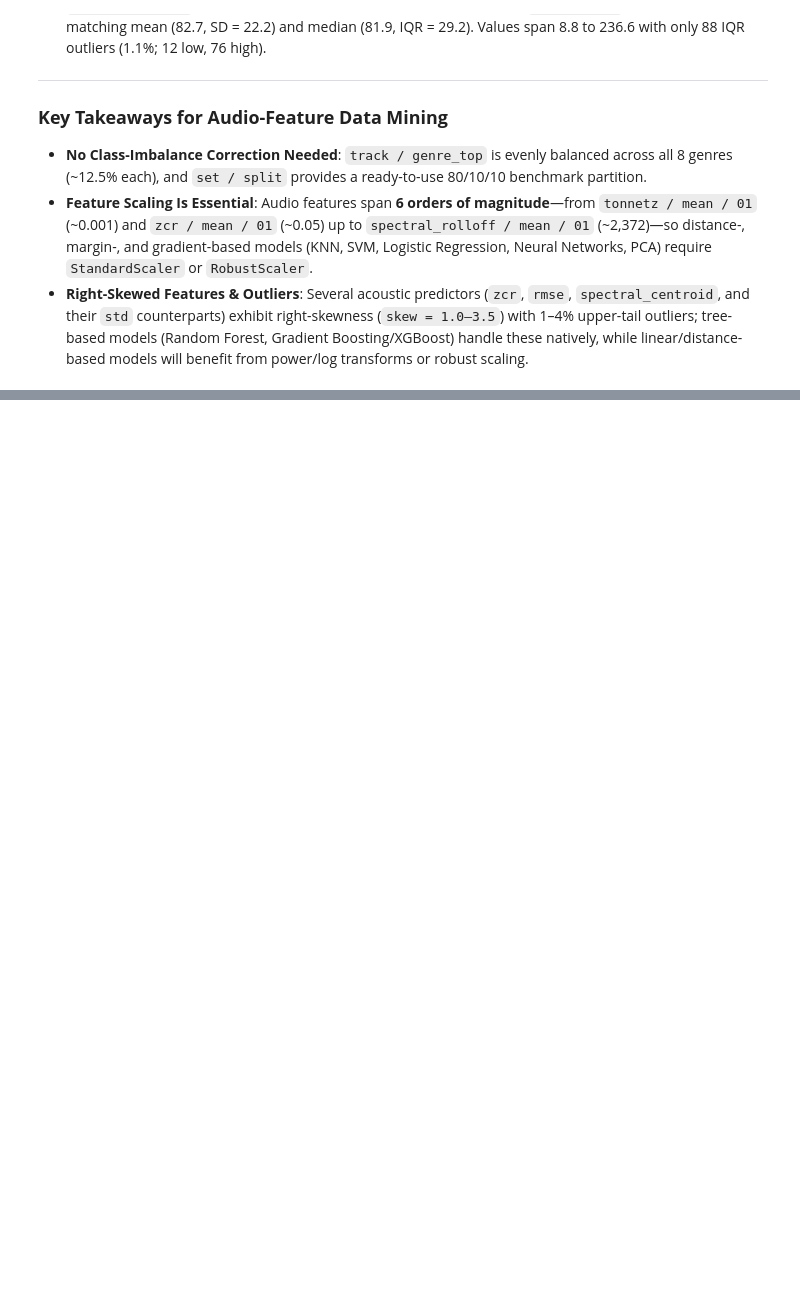
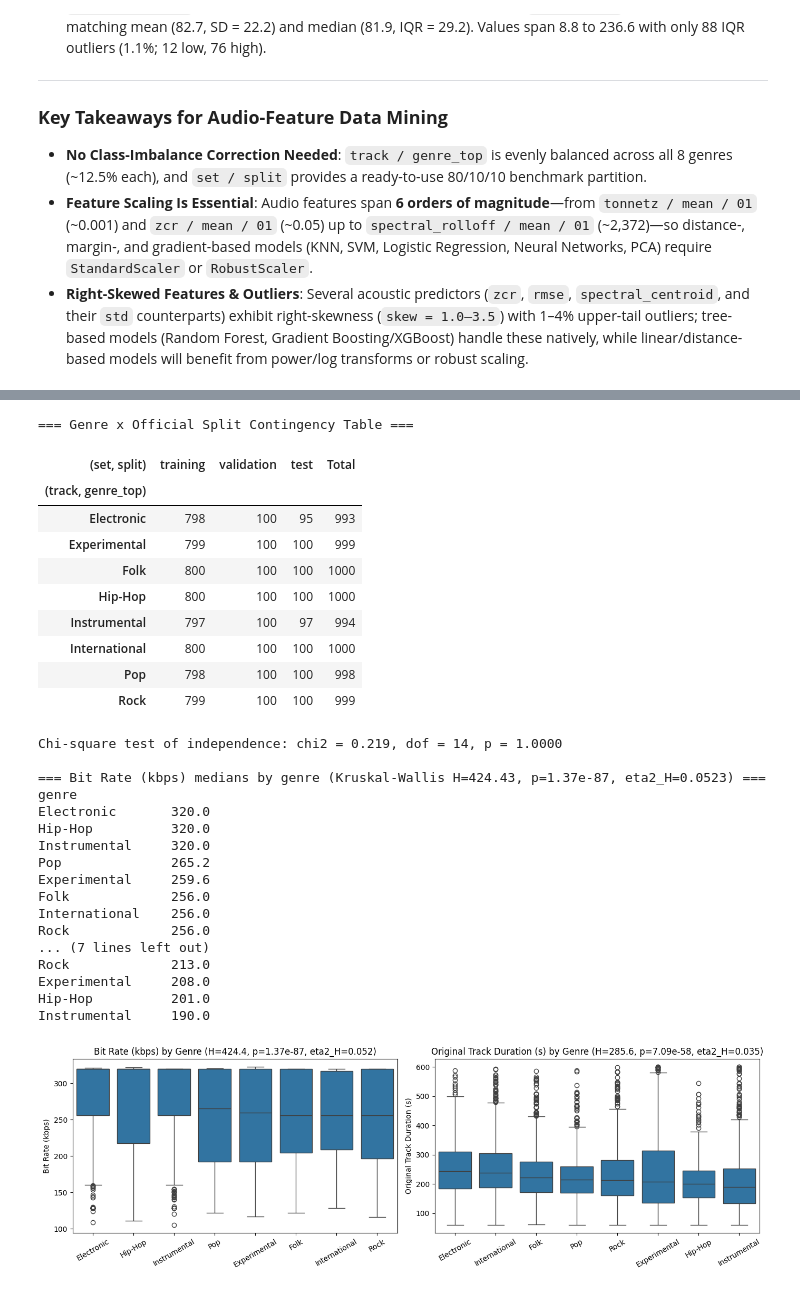
Before and after one commit to daqhi/Music-Genre-Classification, a Jupyter notebook: music_genre_classification.ipynb, the cells around one changed output, grey strips where cells are left out. Cells and saved outputs as stored; diff of their text form; code cells hidden in the pictures; blank space fills up the shorter version.

```diff
--- a/music_genre_classification.ipynb
+++ b/music_genre_classification.ipynb
@@ -1113,0 +1118,69 @@ for col in num_cols:
+# %%
+# VI.1 Split Stratification & Technical Confound Check
+genre = clean_tracks[('track', 'genre_top')]
+split = clean_tracks[('set', 'split')]
+
+# 1. Contingency table: Genre vs. Official Split
+ct = pd.crosstab(genre, split)[['training', 'validation', 'test']]
+chi2, p_chi2, dof, _ = stats.chi2_contingency(ct)
+print("=== Genre x Official Split Contingency Table ===")
+display(ct.assign(Total=ct.sum(axis=1)))
+print(f"Chi-square test of independence: chi2 = {chi2:.3f}, dof = {dof}, p = {p_chi2:.4f}\n")
+
+# 2. Technical attributes across genres (Kruskal-Wallis + Boxplots)
+tech_cols = [('track', 'bit_rate'), ('track', 'duration')]
+tech_df = pd.DataFrame({
+    'genre': genre,
+    'bit_rate_kbps': clean_tracks[('track', 'bit_rate')] / 1000.0,
+    'duration_sec': clean_tracks[('track', 'duration')],
+})
+
+fig, axes = plt.subplots(1, 2, figsize=(14, 4.5))
+for ax, (col_name, label) in zip(axes, [('bit_rate_kbps', 'Bit Rate (kbps)'), ('duration_sec', 'Original Track Duration (s)')]):
+    groups = [grp[col_name].values for _, grp in tech_df.groupby('genre')]
+    H, p_kw = stats.kruskal(*groups)
+    n = len(tech_df)
+    k = len(groups)
+    eta2_h = max(0.0, (H - k + 1) / (n - k))
+    order = tech_df.groupby('genre')[col_name].median().sort_values(ascending=False).index
+    sns.boxplot(data=tech_df, x='genre', y=col_name, order=order, ax=ax)
+    ax.set_title(f"{label} by Genre (H={H:.1f}, p={p_kw:.2e}, eta2_H={eta2_h:.3f})")
+    ax.set_xlabel("")
+    ax.set_ylabel(label)
+    ax.tick_params(axis='x', rotation=30)
+    medians = tech_df.groupby('genre')[col_name].median().loc[order].round(1)
+    print(f"=== {label} medians by genre (Kruskal-Wallis H={H:.2f}, p={p_kw:.2e}, eta2_H={eta2_h:.4f}) ===")
+    print(medians.to_string(), "\n")
+
+plt.tight_layout()
+plt.show()
+# %% [output]
+=== Genre x Official Split Contingency Table ===
+| (set, split) | training | validation | test | Total |
+| (track, genre_top) |  |  |  |  |
+| Electronic | 798 | 100 | 95 | 993 |
+| Experimental | 799 | 100 | 100 | 999 |
+| Folk | 800 | 100 | 100 | 1000 |
+| Hip-Hop | 800 | 100 | 100 | 1000 |
+| Instrumental | 797 | 100 | 97 | 994 |
+| International | 800 | 100 | 100 | 1000 |
+| Pop | 798 | 100 | 100 | 998 |
+| Rock | 799 | 100 | 100 | 999 |
+Chi-square test of independence: chi2 = 0.219, dof = 14, p = 1.0000
+
+=== Bit Rate (kbps) medians by genre (Kruskal-Wallis H=424.43, p=1.37e-87, eta2_H=0.0523) ===
+genre
+Electronic       320.0
+Hip-Hop          320.0
+Instrumental     320.0
+Pop              265.2
+Experimental     259.6
+Folk             256.0
+International    256.0
+Rock             256.0
+... (7 lines left out)
+Rock             213.0
+Experimental     208.0
+Hip-Hop          201.0
+Instrumental     190.0
+[figure, added]
```
Also changed, not shown: parts of 42 cells of this notebook.
